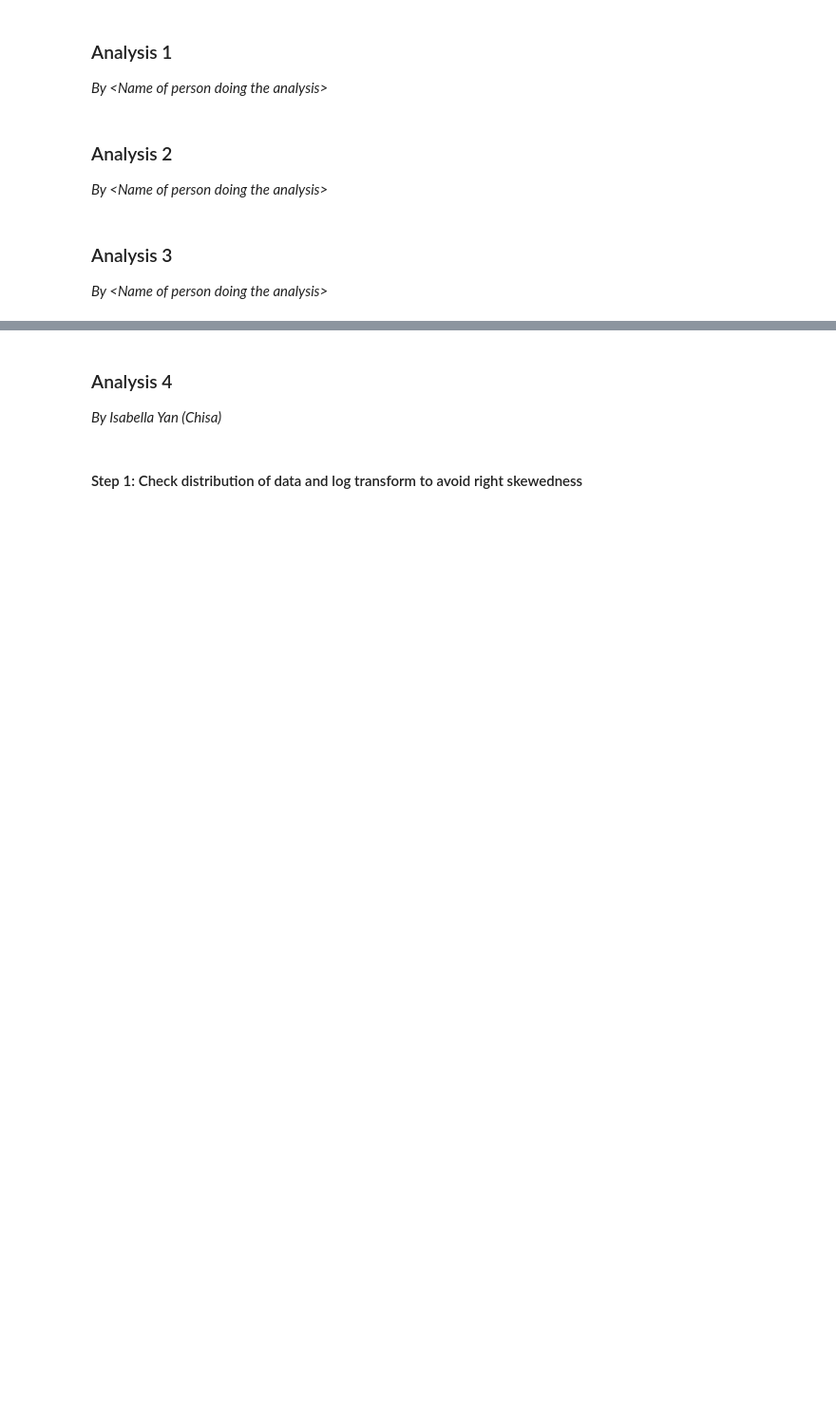
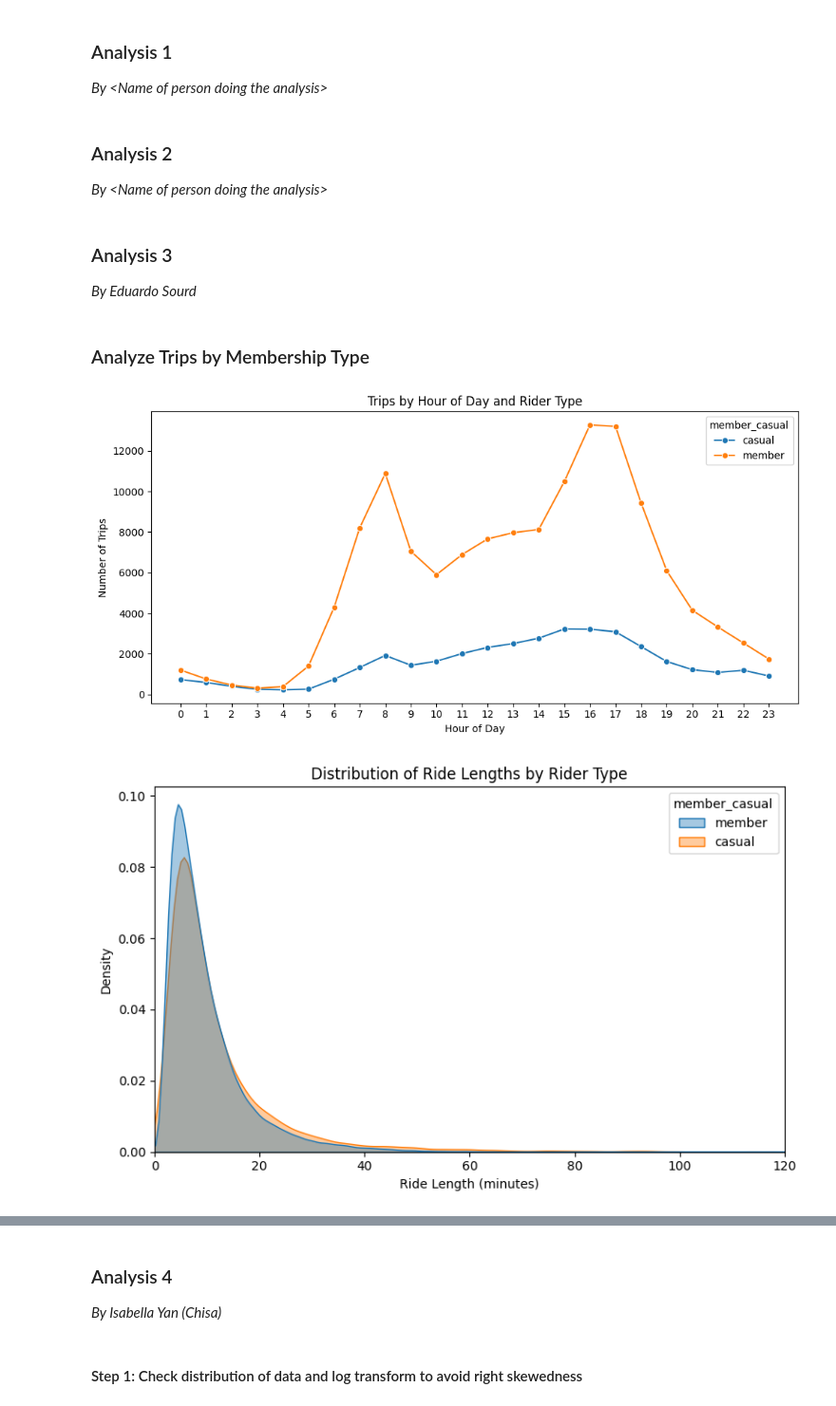
Before and after one commit to junho5400/stat303_final, a Jupyter notebook: Project Code Template.ipynb, the cells around one changed output, grey strips where cells are left out. Shown at 95% size. Saved outputs shown, nothing was run; the diff lists cells and outputs as text; code cells hidden in the pictures; blank space fills up the shorter version.

Commit message:
eduardo's datasets and code

```diff
--- a/Project Code Template.ipynb
+++ b/Project Code Template.ipynb
@@ -250,4 +427,53 @@ Put code with comments. The comments should explain the code such that it can be
 *By \<Name of person doing the analysis>*
 # %% [markdown]
 ### Analysis 3
-*By \<Name of person doing the analysis>*
+*By Eduardo Sourd*
+# %% [markdown]
+### Analyze Trips by Membership Type
+# %%
+# Rides per hour of day by rider type
+hourly_counts = (
+    divvy_data_eduardo
+    .groupby(['hour_of_day', 'member_casual'])['ride_id']
+    .count()
+    .reset_index(name='trip_count')
+)
+
+plt.figure(figsize=(10,5))
+sns.lineplot(
+    data=hourly_counts,
+    x='hour_of_day',
+    y='trip_count',
+    hue='member_casual',
+    marker='o'
+)
+plt.xlabel('Hour of Day')
+plt.ylabel('Number of Trips')
+plt.title('Trips by Hour of Day and Rider Type')
+plt.xticks(range(0,24))
+plt.tight_layout()
+plt.show()
+
+
+plt.figure(figsize=(8,5))
+
+# Cap at 120 minutes for visibility
+plot_data = divvy_data_eduardo[divvy_data_eduardo['ride_length_min'] <= 120].copy()
+
+sns.kdeplot(
+    data=plot_data,
+    x='ride_length_min',
+    hue='member_casual',
+    fill=True,
+    common_norm=False,
+    alpha=0.4
+)
+plt.xlabel('Ride Length (minutes)')
+plt.ylabel('Density')
+plt.title('Distribution of Ride Lengths by Rider Type')
+plt.xlim(0, 120)
+plt.tight_layout()
+plt.show()
+# %% [output]
+[figure, added]
+[figure, added]
```
Also changed, not shown: parts of 16 cells of this notebook, 3 other files.
